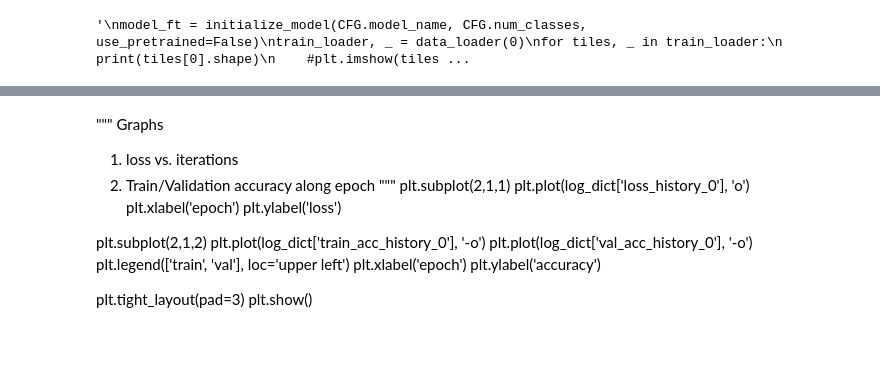
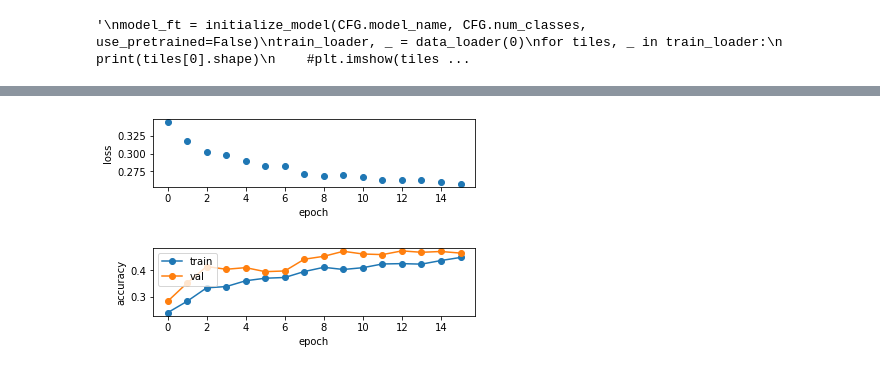
Before and after one commit to yh36/CS231nProstateCancer, a Jupyter notebook: PCaNewTileConcate.ipynb, the cells around one changed output, grey strips where cells are left out. Drawn from its saved outputs; the diff is of its cells as text; code cells hidden in the pictures; blank space fills up the shorter version.

Commit message:
Resnet18 11 tiles balanced sampling flip rotate

```diff
--- a/PCaNewTileConcate.ipynb
+++ b/PCaNewTileConcate.ipynb
@@ -463,48 +448,30 @@ for fold in range(CFG.nfolds):
-# %% [markdown]
-"""
-Graphs
-1. loss vs. iterations
-2. Train/Validation accuracy along epoch
-"""
-plt.subplot(2,1,1)
-plt.plot(log_dict['loss_history_0'], 'o')
-plt.xlabel('epoch')
-plt.ylabel('loss')
-
-plt.subplot(2,1,2)
-plt.plot(log_dict['train_acc_history_0'], '-o')
-plt.plot(log_dict['val_acc_history_0'], '-o')
-plt.legend(['train', 'val'], loc='upper left')
-plt.xlabel('epoch')
-plt.ylabel('accuracy')
-
-plt.tight_layout(pad=3)
-plt.show()
 # %%
 # read python dict back from the file
 #with open(log_file, 'rb') as pfile:
-with open('resnet_head_05_29_2020_09_45.pkl', 'rb') as pfile:
+with open('resnet_head_05_30_2020_12_56.pkl', 'rb') as pfile:
     test_dict = pickle.load(pfile)
 
 """
 Graphs
 1. loss vs. iterations
 2. Train/Validation accuracy along epoch
 """
 plt.subplot(2,1,1)
 plt.plot(test_dict['loss_history_0'], 'o')
 plt.xlabel('epoch')
 plt.ylabel('loss')
 
 plt.subplot(2,1,2)
 plt.plot(test_dict['train_acc_history_0'], '-o')
 plt.plot(test_dict['val_acc_history_0'], '-o')
 plt.legend(['train', 'val'], loc='upper left')
 plt.xlabel('epoch')
 plt.ylabel('accuracy')
 
 plt.tight_layout(pad=3)
 plt.show()
+# %% [output]
+[figure, added]
 # %%
 preds, targets = [], []
 for fold in range(CFG.nfolds):
```
Also changed, not shown: parts of 12 cells of this notebook.
